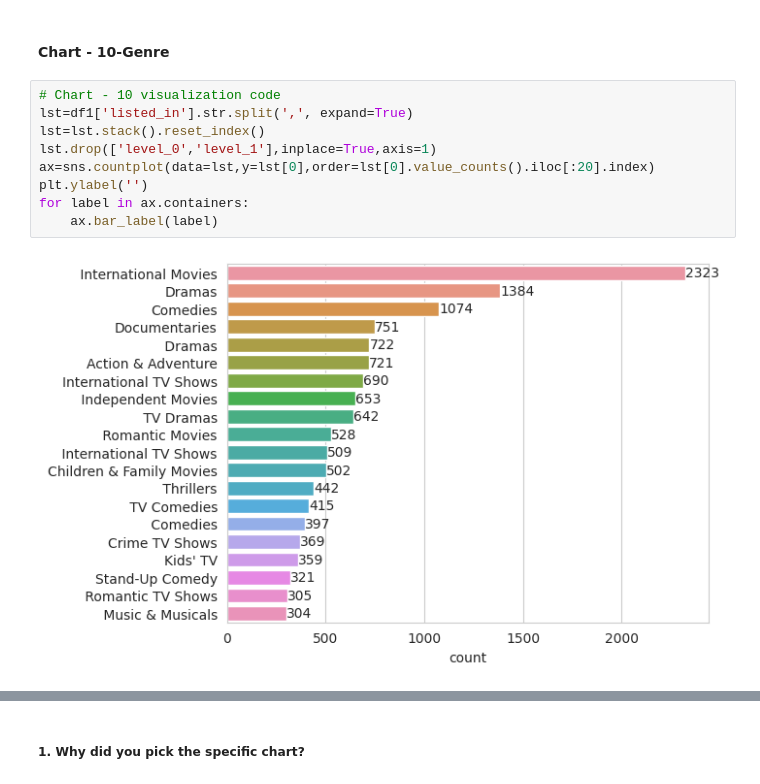
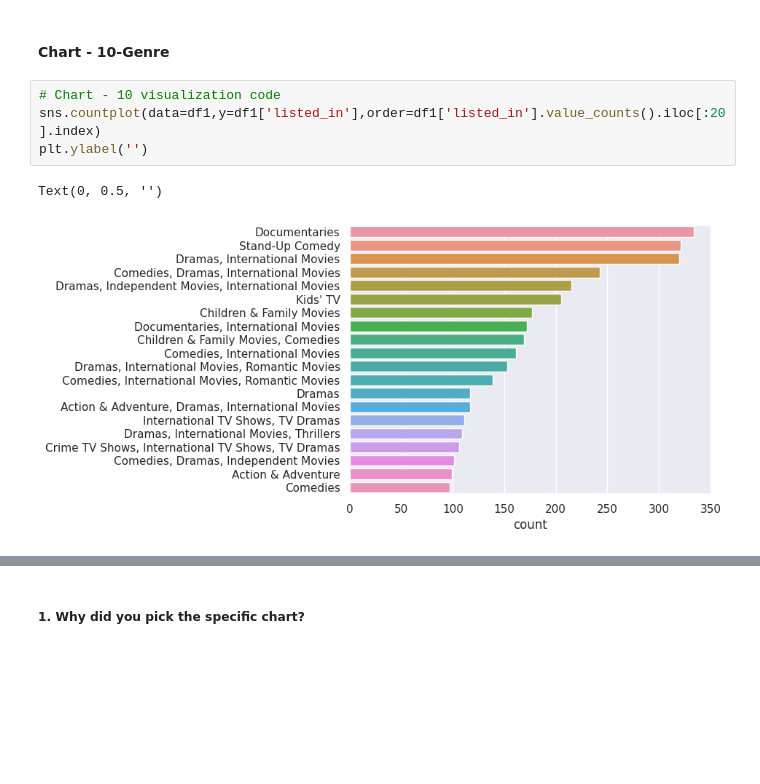
Before and after one commit to Jeetesh-KumarM/CAPSTONE-PROJECT--3--CLUSTERING, a Jupyter notebook: Netflix_Movies_and_TV_Shows_Clustering.ipynb, the cells around one changed output, grey strips where cells are left out. Drawn from its saved outputs; the diff is of its cells as text; blank space fills up the shorter version.

```diff
--- a/Netflix_Movies_and_TV_Shows_Clustering.ipynb
+++ b/Netflix_Movies_and_TV_Shows_Clustering.ipynb
@@ -623,12 +607,8 @@ Answer Here
 #### Chart - 10-Genre
 # %%
 # Chart - 10 visualization code
-lst=df1['listed_in'].str.split(',', expand=True)
-lst=lst.stack().reset_index()
-lst.drop(['level_0','level_1'],inplace=True,axis=1)
-ax=sns.countplot(data=lst,y=lst[0],order=lst[0].value_counts().iloc[:20].index)
+sns.countplot(data=df1,y=df1['listed_in'],order=df1['listed_in'].value_counts().iloc[:20].index)
 plt.ylabel('')
-for label in ax.containers:
-    ax.bar_label(label)
 # %% [output]
+Text(0, 0.5, '')
-[figure, old version]
+[figure, new version]
```
Also changed, not shown: parts of 11 cells of this notebook.
